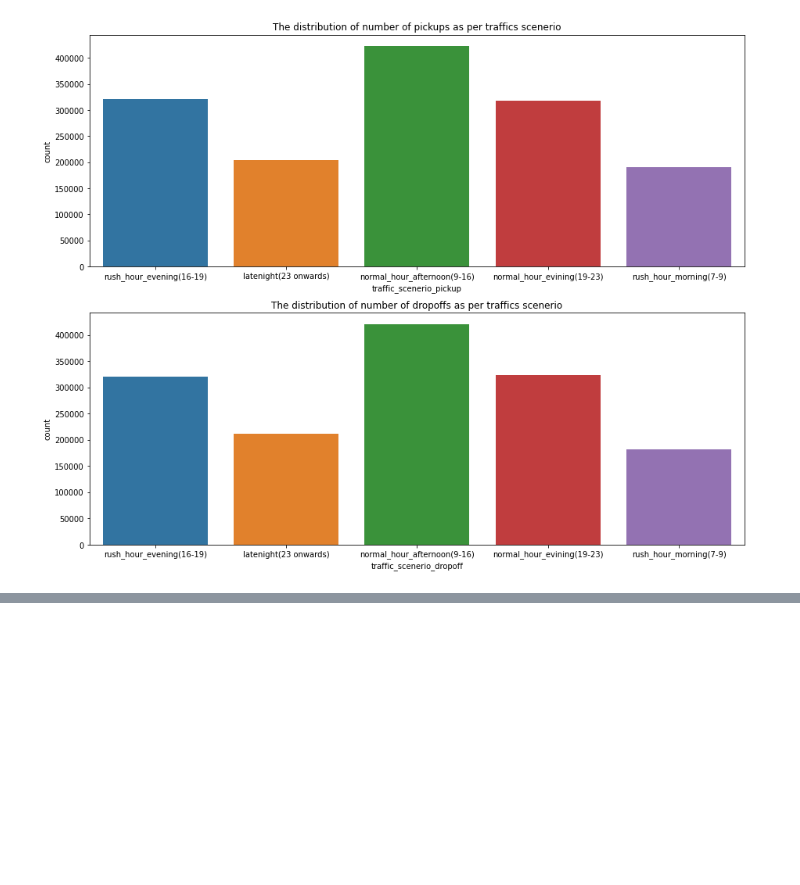
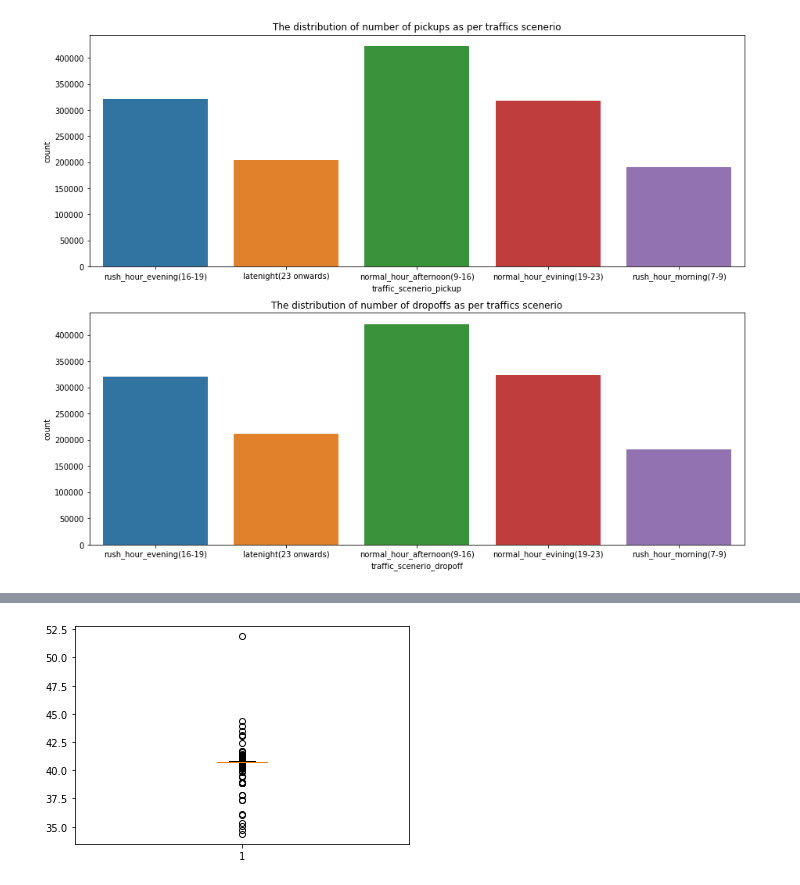
Before and after one commit to Manoj-Korukonda/NYC-taxi-trip-time-prediction, a Jupyter notebook: Manoj_nyc_taxi_trip_time_prediction_.ipynb, the cells around one changed output, grey strips where cells are left out. Saved outputs shown, nothing was run; the diff lists cells and outputs as text; code cells hidden in the pictures; blank space fills up the shorter version.

```diff
--- a/Manoj_nyc_taxi_trip_time_prediction_.ipynb
+++ b/Manoj_nyc_taxi_trip_time_prediction_.ipynb
@@ -302,0 +417,5 @@ plt.show()
+# %%
+plt.boxplot(df_taxi1["pickup_latitude"])
+plt.show()
+# %% [output]
+[figure, added]
```
Also changed, not shown: parts of 40 cells of this notebook.
